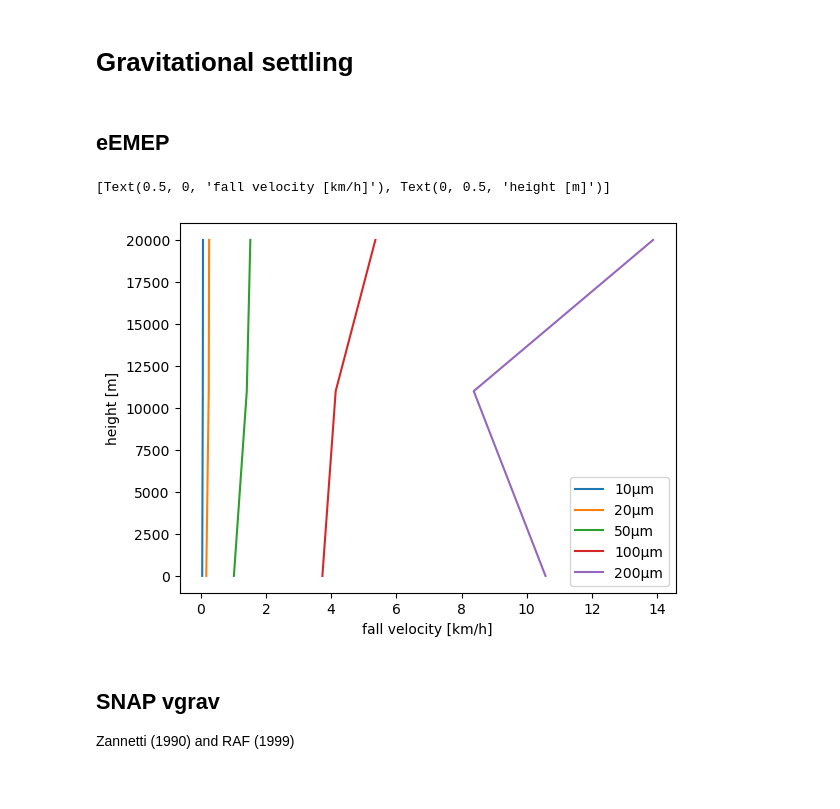
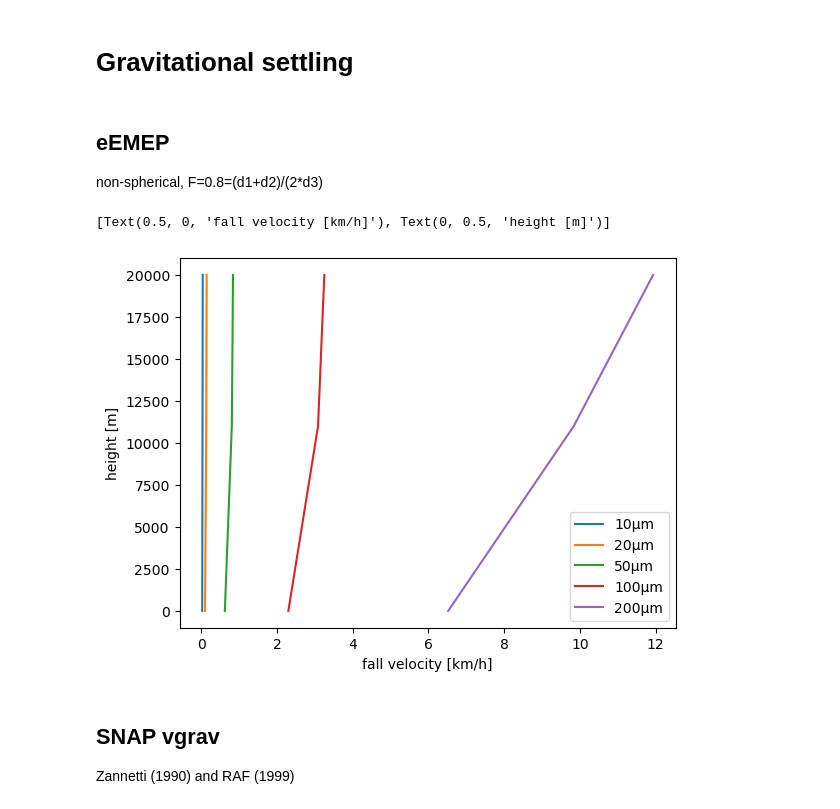
Before and after one commit to metno/snap, a Jupyter notebook: src/processes/grav_settling.ipynb, the cells around one changed output. Drawn from its saved outputs; the diff is of its cells as text; code cells hidden in the pictures.

Commit message:
fixing surface pressure

```diff
--- a/src/processes/grav_settling.ipynb
+++ b/src/processes/grav_settling.ipynb
@@ -2,11 +2,13 @@
 # Gravitational settling
 # %% [markdown]
 ## eEMEP
+
+non-spherical, F=0.8=(d1+d2)/(2*d3)
 # %%
 import numpy as np
 
 def potential_temperature(tempC, presPa):
-    return (tempC+273.25)*(10000/presPa)**0.286
+    return (tempC+273.15)*(100000/presPa)**0.286
 
 def monodisperse_terminal_v(diameter,
                             density_p, # kg/m3
@@ -58,25 +60,25 @@ def monodisperse_terminal_v(diameter,
 # %%
 from matplotlib import pyplot as plt
 
 std_atmosphere = {
     "height": np.array([0., 11000., 20000.]),
-    "pressure": np.array([10132.5, 22632., 5475.]),
+    "pressure": np.array([101325., 22632., 5475.]),
     "temperature": np.array([15., -56.5, -56.5]),
 }
 pot_temp = potential_temperature(presPa=std_atmosphere["pressure"], tempC=std_atmosphere["temperature"])
 
 fig, ax = plt.subplots()
 for psize in [10, 20, 50, 100, 200]:
     fall_velocities = monodisperse_terminal_v(psize*1e-6,
                                             2300,
                                             pot_temp,
                                             std_atmosphere["pressure"])
     ax.plot(fall_velocities*3.6, std_atmosphere["height"],label=f"{psize}µm")
 ax.legend()
 ax.set(xlabel='fall velocity [km/h]', ylabel="height [m]")
 # %% [output]
 [Text(0.5, 0, 'fall velocity [km/h]'), Text(0, 0.5, 'height [m]')]
-[figure, old version]
+[figure, new version]
 # %% [markdown]
 ## SNAP vgrav
 
```
Also changed, not shown: parts of 1 cell of this notebook.
